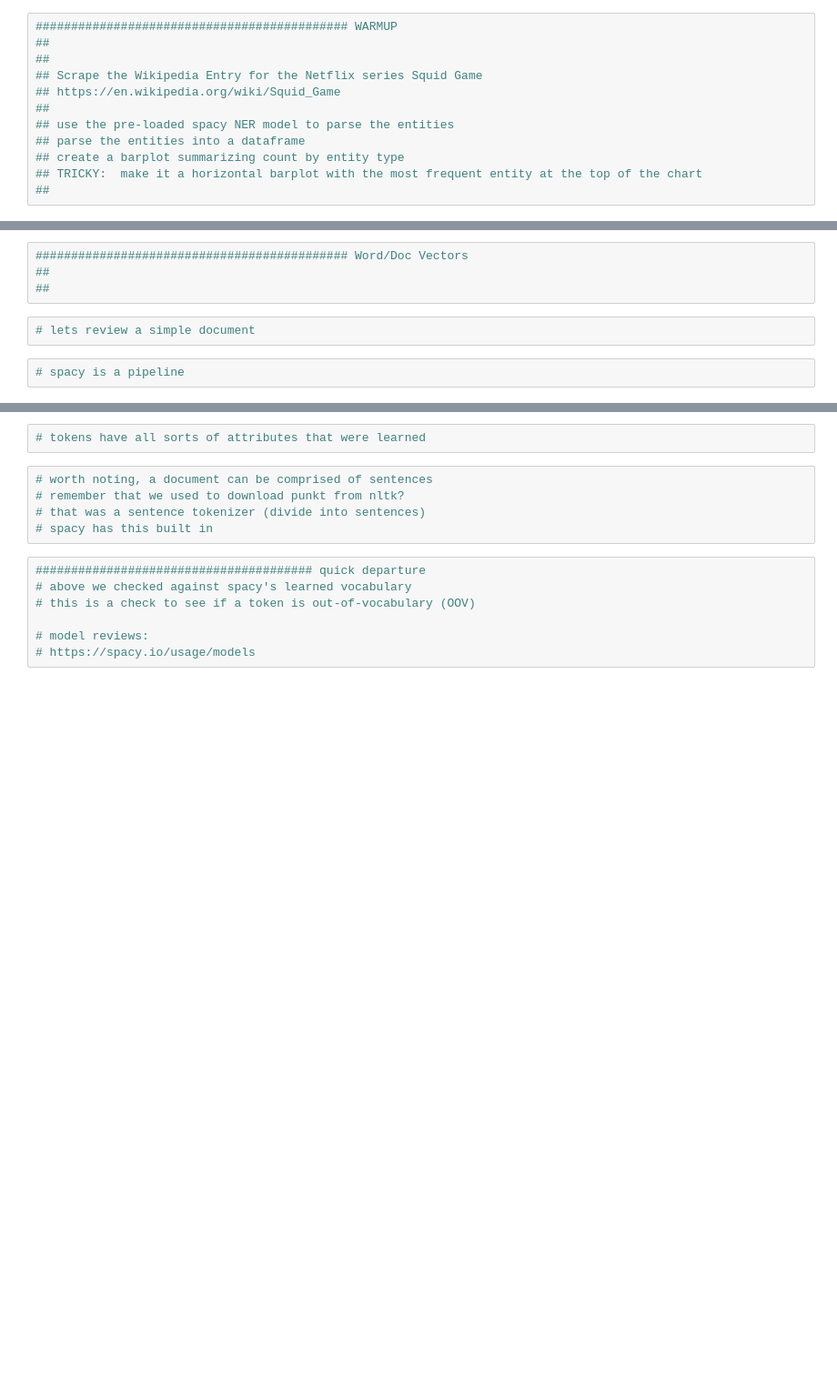
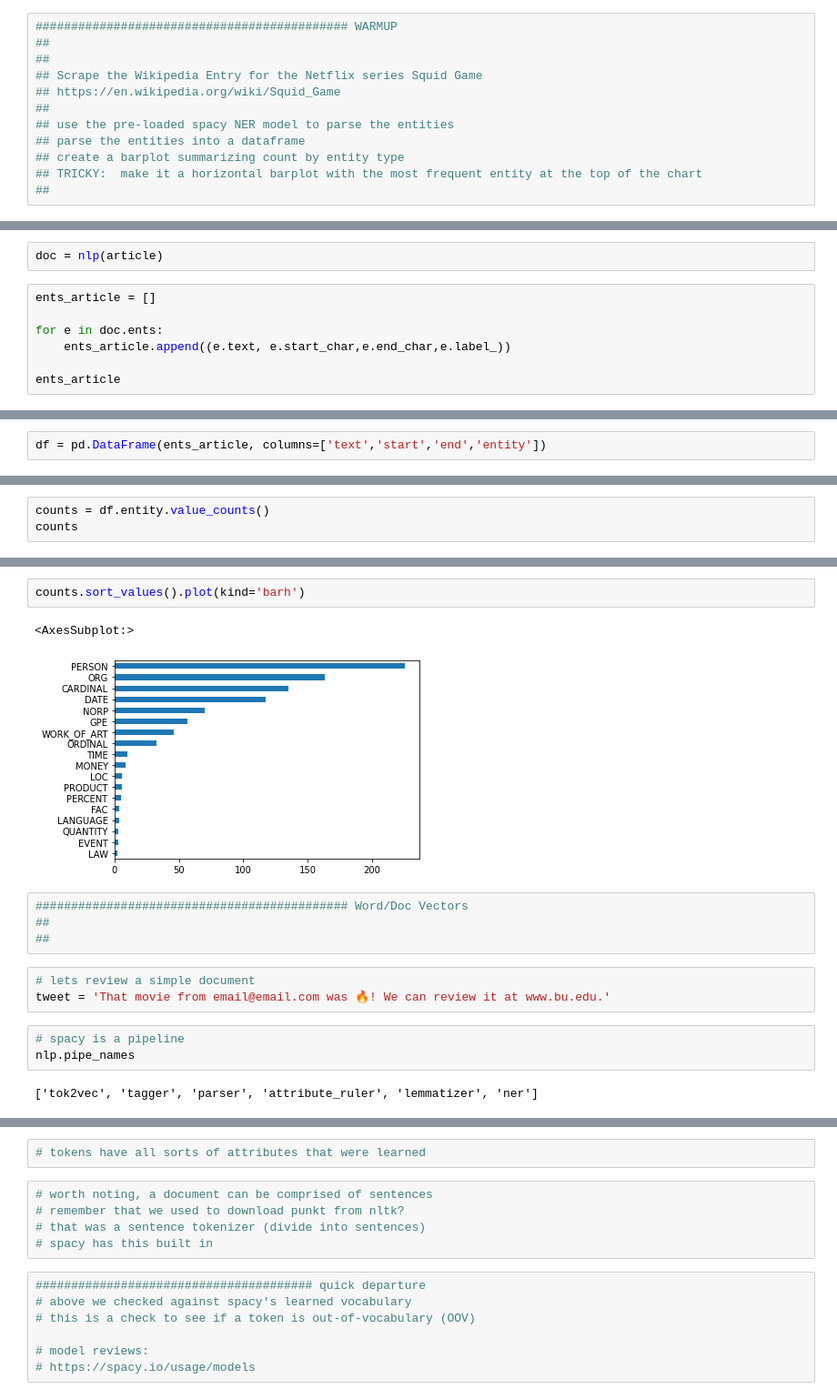
Before and after one commit to AlexVonSchwerdtner/BA820-Fall-2021, a Jupyter notebook: self exploration/sessions/session 12/12A_embeddings.ipynb, the cells around one changed output, grey strips where cells are left out. Shown: that part at 91% size. Saved outputs shown, nothing was run; the diff lists cells and outputs as text; blank space fills up the shorter version.

```diff
--- a/self exploration/sessions/session 12/12A_embeddings.ipynb
+++ b/self exploration/sessions/session 12/12A_embeddings.ipynb
@@ -72,0 +104,9 @@ nlp = spacy.load(MODEL)
+# %%
+doc = nlp(article)
+# %%
+ents_article = []
+
+for e in doc.ents:
+    ents_article.append((e.text, e.start_char,e.end_char,e.label_))
+
+ents_article
@@ -72,0 +131,2 @@ nlp = spacy.load(MODEL)
+# %%
+df = pd.DataFrame(ents_article, columns=['text','start','end','entity'])
@@ -72,0 +142,3 @@ nlp = spacy.load(MODEL)
+# %%
+counts = df.entity.value_counts()
+counts
@@ -73,8 +165,17 @@ nlp = spacy.load(MODEL)
+# %%
+counts.sort_values().plot(kind='barh')
+# %% [output]
+<AxesSubplot:>
+[figure, added]
 # %%
 ############################################ Word/Doc Vectors
 ##
 ##
-# %%
-# lets review a simple document
+# %%
+# lets review a simple document
+tweet = 'That movie from email@email.com was 🔥! We can review it at www.bu.edu.'
 # %%
 # spacy is a pipeline
+nlp.pipe_names
+# %% [output]
+['tok2vec', 'tagger', 'parser', 'attribute_ruler', 'lemmatizer', 'ner']
```
Also changed, not shown: parts of 30 cells of this notebook, 12 other files.
